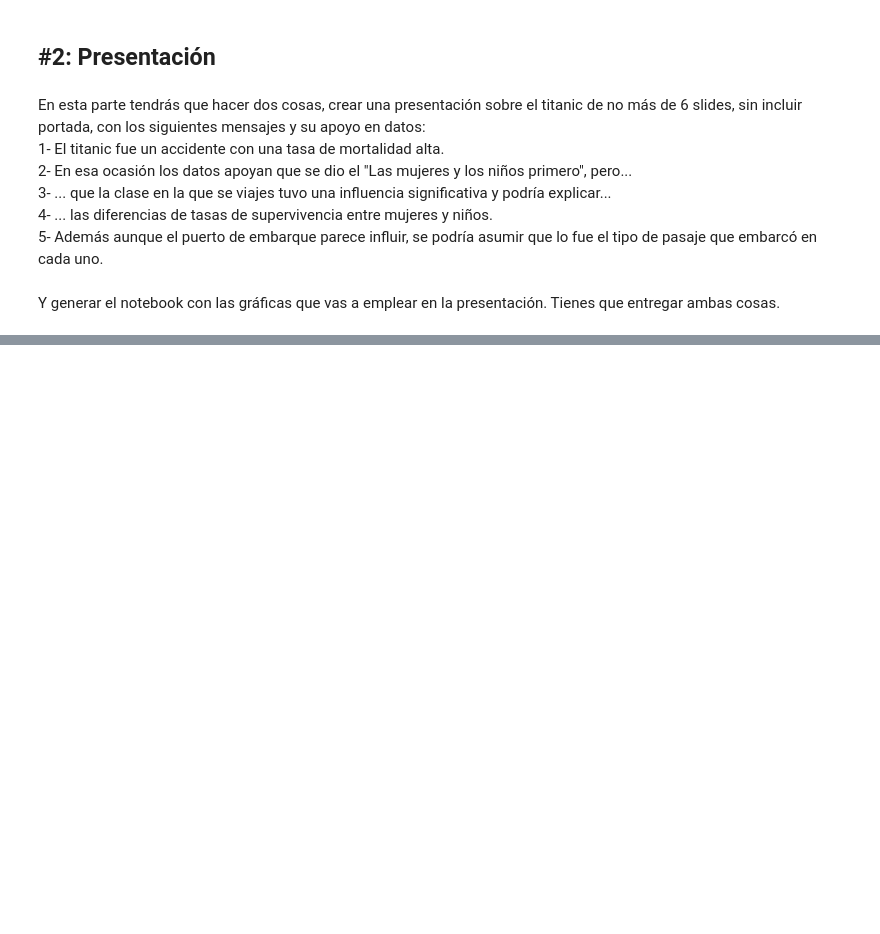
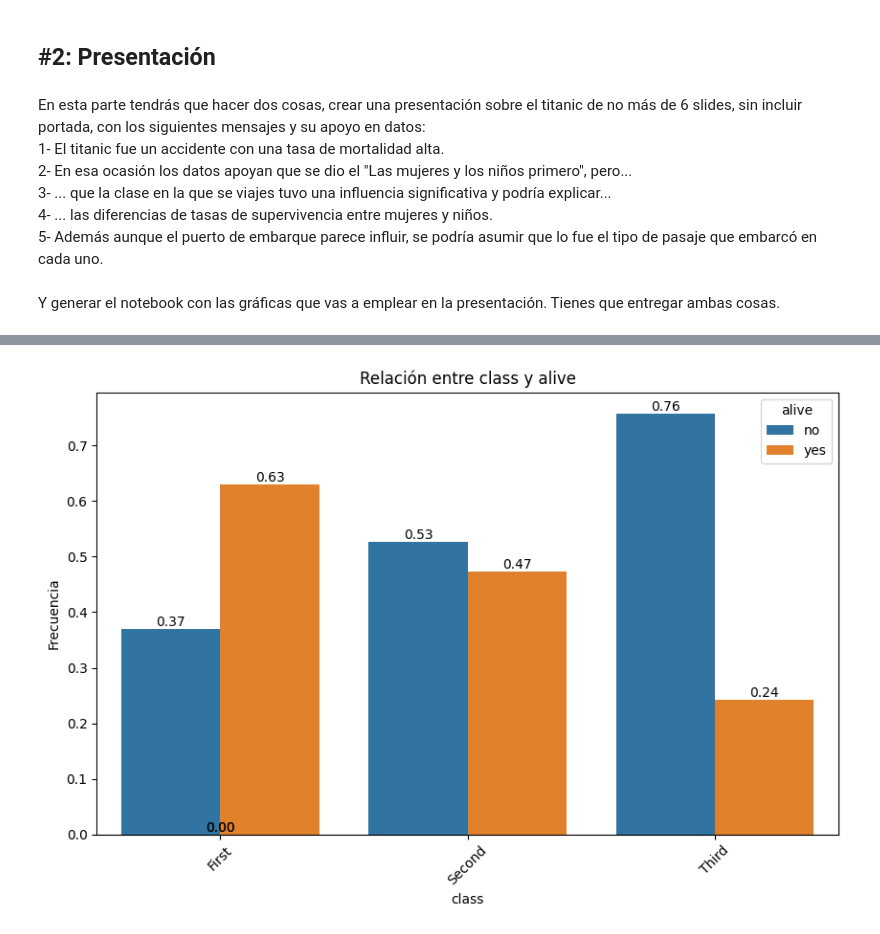
Before and after one commit to enax93/ONLINE_DS_THEBRIDGE_EmmaCollado, a Jupyter notebook: 03_Analisis_de_Datos/Sprint_08/Unidad_02/Practica_Obligatoria/18_Practica_Obligatoria_Visualizacion_Presentacion.ipynb, the cells around one changed output, grey strips where cells are left out. Drawn from its saved outputs; the diff is of its cells as text; code cells hidden in the pictures; blank space fills up the shorter version.

```diff
--- a/03_Analisis_de_Datos/Sprint_08/Unidad_02/Practica_Obligatoria/18_Practica_Obligatoria_Visualizacion_Presentacion.ipynb
+++ b/03_Analisis_de_Datos/Sprint_08/Unidad_02/Practica_Obligatoria/18_Practica_Obligatoria_Visualizacion_Presentacion.ipynb
@@ -165,0 +256,4 @@ Y generar el notebook con las gráficas que vas a emplear en la presentación. T
+# %%
+plot_categorical_relationship_fin(df_titanic,"class","alive",relative_freq=True,show_values=True)
+# %% [output]
+[figure, added]
```
Also changed, not shown: parts of 11 cells of this notebook.
